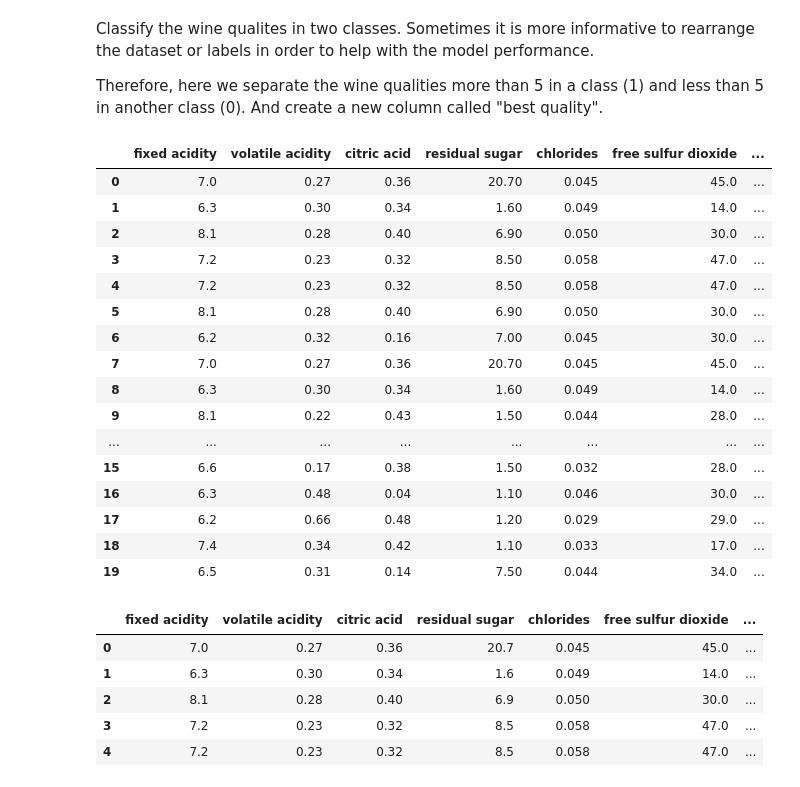
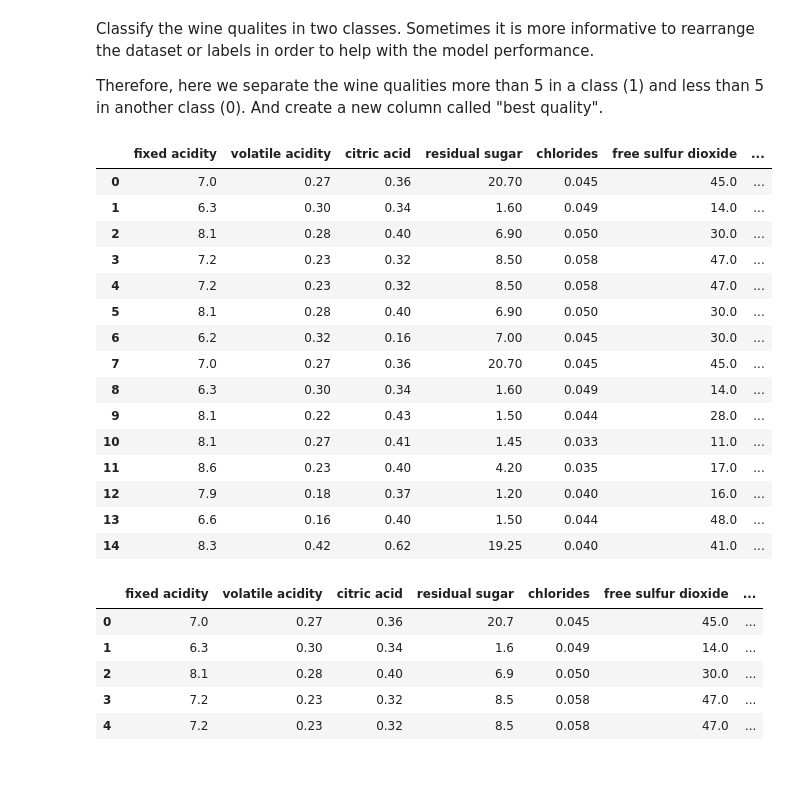
Before and after one commit to sphew/WbeRZ_UseCase, a Jupyter notebook: wine_classifier/1_explore_process_data.ipynb, the cells around one changed output. Saved outputs shown, nothing was run; the diff lists cells and outputs as text; code cells hidden in the pictures.

```diff
--- a/wine_classifier/1_explore_process_data.ipynb
+++ b/wine_classifier/1_explore_process_data.ipynb
@@ -213,25 +213,24 @@ And create a new column called "best quality".
 # %%
 df['best quality'] = [1 if x > 5 else 0 for x in df.quality]
 # %%
-df.head(n=20)
+df.head(n=15)
 # %% [output]
 |  | fixed acidity | volatile acidity | citric acid | residual sugar | chlorides | free sulfur dioxide | ... |
 | 0 | 7.0 | 0.27 | 0.36 | 20.70 | 0.045 | 45.0 | ... |
 | 1 | 6.3 | 0.30 | 0.34 | 1.60 | 0.049 | 14.0 | ... |
 | 2 | 8.1 | 0.28 | 0.40 | 6.90 | 0.050 | 30.0 | ... |
 | 3 | 7.2 | 0.23 | 0.32 | 8.50 | 0.058 | 47.0 | ... |
 | 4 | 7.2 | 0.23 | 0.32 | 8.50 | 0.058 | 47.0 | ... |
 | 5 | 8.1 | 0.28 | 0.40 | 6.90 | 0.050 | 30.0 | ... |
 | 6 | 6.2 | 0.32 | 0.16 | 7.00 | 0.045 | 30.0 | ... |
 | 7 | 7.0 | 0.27 | 0.36 | 20.70 | 0.045 | 45.0 | ... |
 | 8 | 6.3 | 0.30 | 0.34 | 1.60 | 0.049 | 14.0 | ... |
 | 9 | 8.1 | 0.22 | 0.43 | 1.50 | 0.044 | 28.0 | ... |
-| ... | ... | ... | ... | ... | ... | ... | ... |
-| 15 | 6.6 | 0.17 | 0.38 | 1.50 | 0.032 | 28.0 | ... |
-| 16 | 6.3 | 0.48 | 0.04 | 1.10 | 0.046 | 30.0 | ... |
-| 17 | 6.2 | 0.66 | 0.48 | 1.20 | 0.029 | 29.0 | ... |
-| 18 | 7.4 | 0.34 | 0.42 | 1.10 | 0.033 | 17.0 | ... |
-| 19 | 6.5 | 0.31 | 0.14 | 7.50 | 0.044 | 34.0 | ... |
+| 10 | 8.1 | 0.27 | 0.41 | 1.45 | 0.033 | 11.0 | ... |
+| 11 | 8.6 | 0.23 | 0.40 | 4.20 | 0.035 | 17.0 | ... |
+| 12 | 7.9 | 0.18 | 0.37 | 1.20 | 0.040 | 16.0 | ... |
+| 13 | 6.6 | 0.16 | 0.40 | 1.50 | 0.044 | 48.0 | ... |
+| 14 | 8.3 | 0.42 | 0.62 | 19.25 | 0.040 | 41.0 | ... |
 # %%
 df_processed = df.drop(['quality'], axis=1)
 df_processed.head()
```
Also changed, not shown: parts of 3 cells of this notebook, 9 other files.
